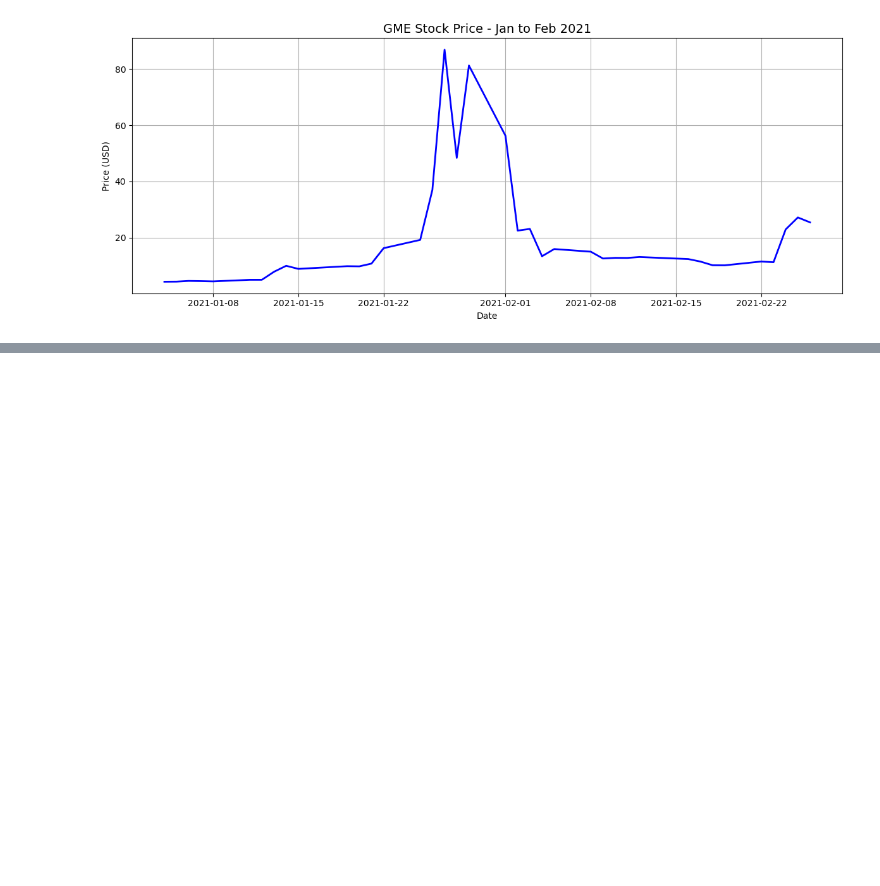
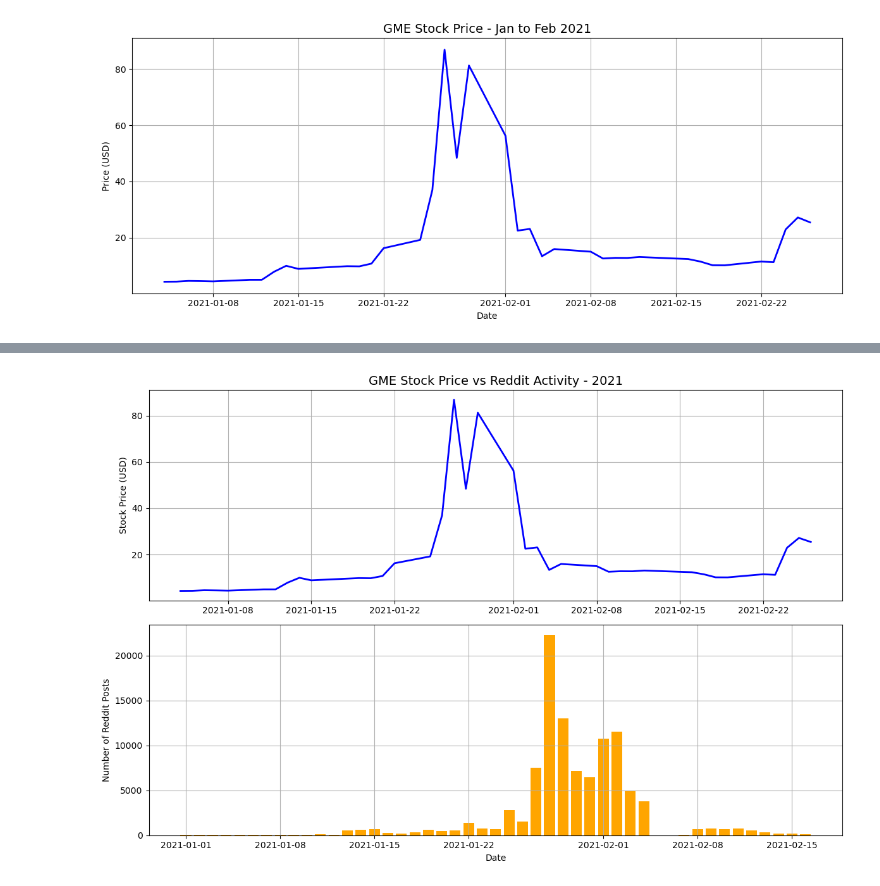
Before and after one commit to madhulikaw/sentiment-stock-analysis, a Jupyter notebook: notebooks/03_eda.ipynb, the cells around one changed output, grey strips where cells are left out. Saved outputs shown, nothing was run; the diff lists cells and outputs as text; code cells hidden in the pictures; blank space fills up the shorter version.

```diff
--- a/notebooks/03_eda.ipynb
+++ b/notebooks/03_eda.ipynb
@@ -32,0 +60,19 @@ plt.show()
+# %%
+fig, (ax1, ax2) = plt.subplots(2, 1, figsize=(12, 8))
+#Top chart->Stock Price
+ax1.plot(stock['Date'], stock['Close'], color='blue', linewidth=2)
+ax1.set_title('GME Stock Price vs Reddit Activity - 2021', fontsize=14)
+ax1.set_ylabel('Stock Price (USD)')
+ax1.grid(True)
+
+#Bottom chart-> Reddit Posts
+posts_per_day = reddit_2021.groupby('date').size().reset_index(name='post_count')
+ax2.bar(posts_per_day['date'], posts_per_day['post_count'], color='orange')
+ax2.set_ylabel('Number of Reddit Posts')
+ax2.set_xlabel('Date')
+ax2.grid(True)
+
+plt.tight_layout()
+plt.show()
+# %% [output]
+[figure, added]
```
Also changed, not shown: parts of 3 cells of this notebook, 2 other files.
